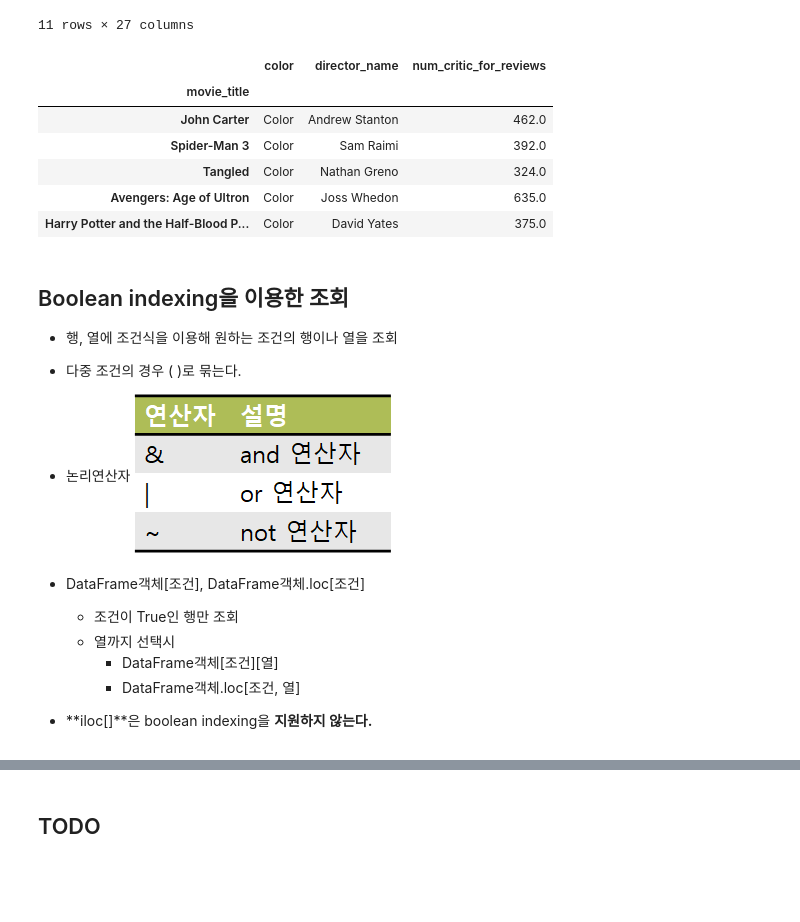
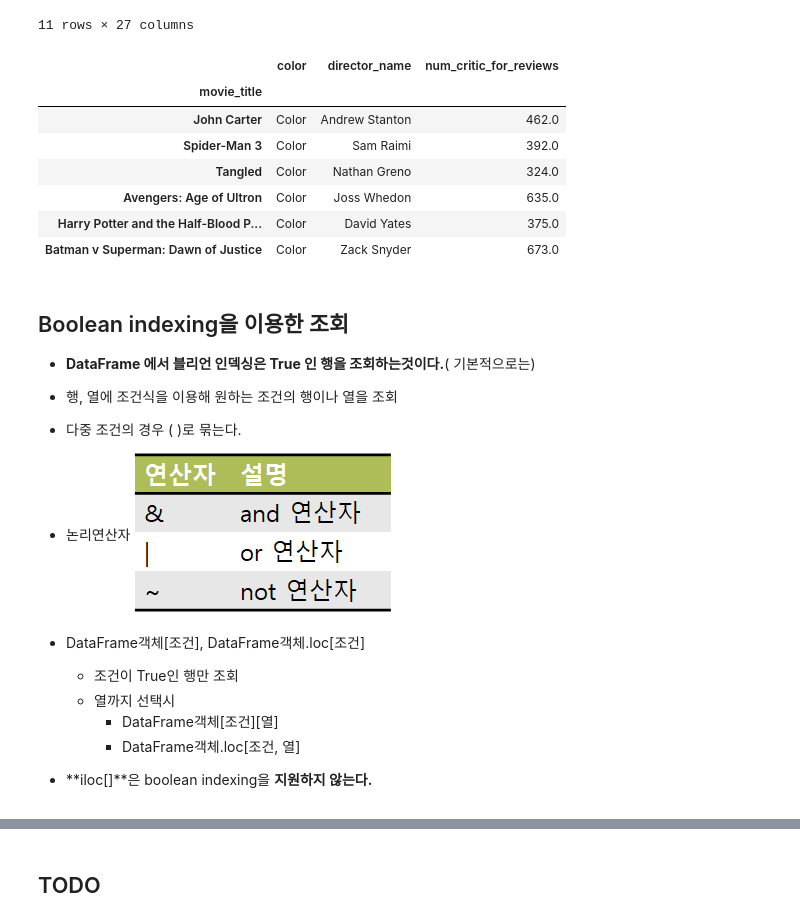
Before and after one commit to daeminkim/Numpy_Pandas_Matplotlib, a Jupyter notebook: 02_Pandas_DataFrame.ipynb, the cells around one changed output, grey strips where cells are left out. Saved outputs shown, nothing was run; the diff lists cells and outputs as text; code cells hidden in the pictures; blank space fills up the shorter version.

Commit message:
DataFrame  boolean indexing

```diff
--- a/02_Pandas_DataFrame.ipynb
+++ b/02_Pandas_DataFrame.ipynb
@@ -1905,17 +1960,19 @@ df1.iloc[10:21]
 11 rows × 27 columns
 # %%
 #TODO:  movie_df에서 5 ~ 10 행의 color,director_name,num_critic_for_reviews 컬럼(0,1,2번째 컬럼)을 iloc을 이용해 조회
-df1.iloc[5:10,[0,1,2]]
+df1.iloc[5:11,[0,1,2]]
 # %% [output]
 |  | color | director_name | num_critic_for_reviews |
 | movie_title |  |  |  |
 | John Carter | Color | Andrew Stanton | 462.0 |
 | Spider-Man 3 | Color | Sam Raimi | 392.0 |
 | Tangled | Color | Nathan Greno | 324.0 |
 | Avengers: Age of Ultron | Color | Joss Whedon | 635.0 |
 | Harry Potter and the Half-Blood P... | Color | David Yates | 375.0 |
+| Batman v Superman: Dawn of Justice | Color | Zack Snyder | 673.0 |
 # %% [markdown]
 ## Boolean indexing을 이용한 조회
+- **DataFrame 에서 블리언 인덱싱은 True 인 행을 조회하는것이다.**( 기본적으로는)
 - 행, 열에 조건식을 이용해 원하는 조건의 행이나 열을 조회
 - 다중 조건의 경우 ( )로 묶는다.
 - 논리연산자
```
Also changed, not shown: parts of 38 cells of this notebook.
